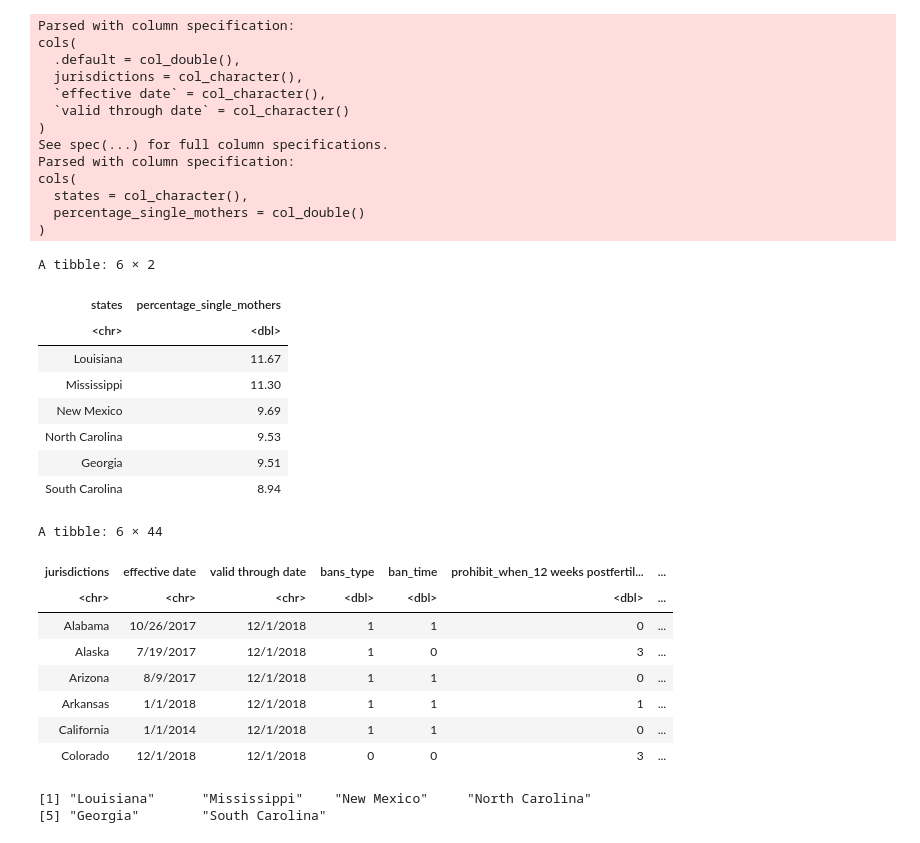
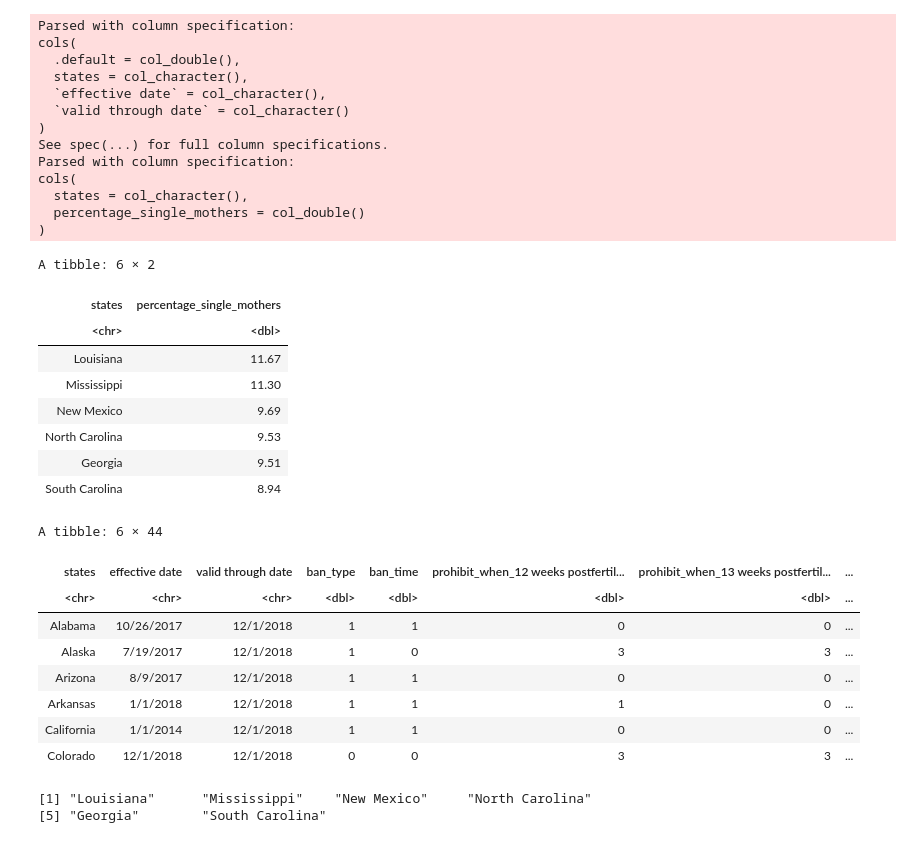
Before and after one commit to mirandamartone/Final-Research-Analysis, a Jupyter notebook: this_is_happening.ipynb, the cells around one changed output. Cells and saved outputs as stored; diff of their text form; code cells hidden in the pictures.

```diff
--- a/this_is_happening.ipynb
+++ b/this_is_happening.ipynb
@@ -1,43 +1,45 @@
 # %%
+#Load packages
 library(readr)
+library(dplyr)
 
-df_abort <- read_csv("2065 Final Abortion.csv")
-df_sm <- read_csv("2065 Final Single Mothers.csv")
+df_abort <- read_csv("final_abortion_1.csv")
+df_sm <- read_csv("final_single_mothers.csv")
 
 head(df_sm)
 head(df_abort)
 # %% [output]
 Parsed with column specification:
 cols(
   .default = col_double(),
-  jurisdictions = col_character(),
+  states = col_character(),
   `effective date` = col_character(),
   `valid through date` = col_character()
 )
 See spec(...) for full column specifications.
 Parsed with column specification:
 cols(
   states = col_character(),
   percentage_single_mothers = col_double()
 )
 A tibble: 6 × 2
 | states | percentage_single_mothers |
 | <chr> | <dbl> |
 | Louisiana | 11.67 |
 | Mississippi | 11.30 |
 | New Mexico | 9.69 |
 | North Carolina | 9.53 |
 | Georgia | 9.51 |
 | South Carolina | 8.94 |
 A tibble: 6 × 44
-| jurisdictions | effective date | valid through date | bans_type | ban_time | prohibit_when_12 weeks postfertil... | ... |
-| <chr> | <chr> | <chr> | <dbl> | <dbl> | <dbl> | ... |
-| Alabama | 10/26/2017 | 12/1/2018 | 1 | 1 | 0 | ... |
-| Alaska | 7/19/2017 | 12/1/2018 | 1 | 0 | 3 | ... |
-| Arizona | 8/9/2017 | 12/1/2018 | 1 | 1 | 0 | ... |
-| Arkansas | 1/1/2018 | 12/1/2018 | 1 | 1 | 1 | ... |
-| California | 1/1/2014 | 12/1/2018 | 1 | 1 | 0 | ... |
-| Colorado | 12/1/2018 | 12/1/2018 | 0 | 0 | 3 | ... |
+| states | effective date | valid through date | ban_type | ban_time | prohibit_when_12 weeks postfertil... | prohibit_when_13 weeks postfertil... | ... |
+| <chr> | <chr> | <chr> | <dbl> | <dbl> | <dbl> | <dbl> | ... |
+| Alabama | 10/26/2017 | 12/1/2018 | 1 | 1 | 0 | 0 | ... |
+| Alaska | 7/19/2017 | 12/1/2018 | 1 | 0 | 3 | 3 | ... |
+| Arizona | 8/9/2017 | 12/1/2018 | 1 | 1 | 0 | 0 | ... |
+| Arkansas | 1/1/2018 | 12/1/2018 | 1 | 1 | 1 | 0 | ... |
+| California | 1/1/2014 | 12/1/2018 | 1 | 1 | 0 | 0 | ... |
+| Colorado | 12/1/2018 | 12/1/2018 | 0 | 0 | 3 | 3 | ... |
 # %%
 states <- df_sm$"states"
 head(states)
```
Also changed, not shown: parts of 24 cells of this notebook.
